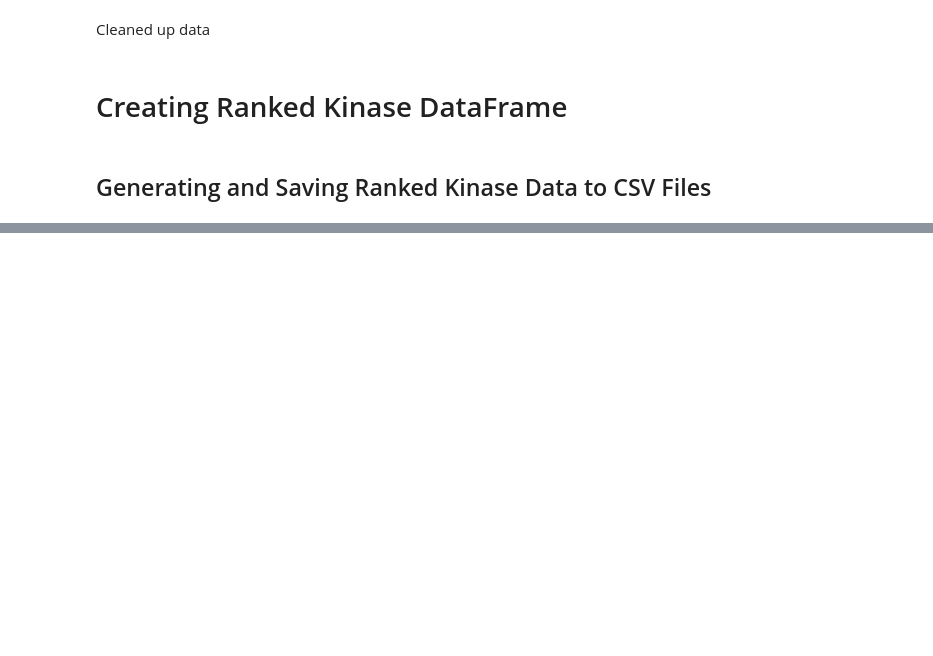
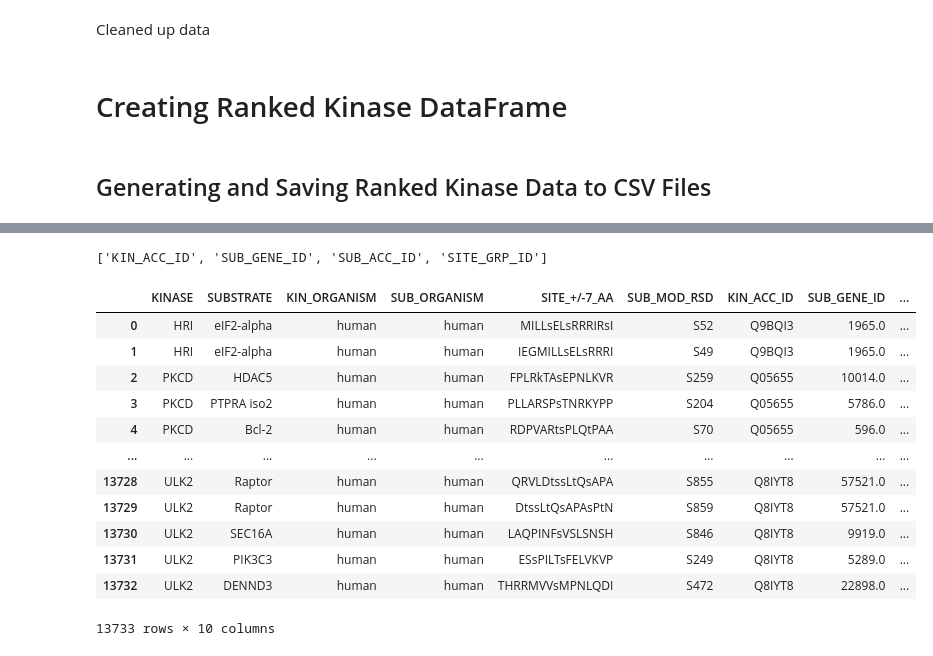
Before and after one commit to sadiatulmarzan/kinases_phosposite, a Jupyter notebook: python code/jonson_data.ipynb, the cells around one changed output, grey strips where cells are left out. Cells and saved outputs as stored; diff of their text form; code cells hidden in the pictures; blank space fills up the shorter version.

Commit message:
merging data

```diff
--- a/python code/jonson_data.ipynb
+++ b/python code/jonson_data.ipynb
@@ -61,0 +64,4 @@ for rank in [1,2,3]:
+# %%
+# load the kinsase substrate humand data
+df_human = pd.read_csv('../data/Kinase_Substrate_Dataset_human.txt', delimiter='\t')
+df_human.head()
@@ -61,0 +75,9 @@ for rank in [1,2,3]:
+# %%
+id_columns = [x for x in df_human.columns if 'ID' in x]
+id_columns
+# %% [output]
+['KIN_ACC_ID', 'SUB_GENE_ID', 'SUB_ACC_ID', 'SITE_GRP_ID']
+# %%
+column_needed = ['KINASE', 'SUBSTRATE' , 'KIN_ORGANISM', 'SUB_ORGANISM', 'SITE_+/-7_AA','SUB_MOD_RSD']
+# %%
+df_human = df_human[column_needed+id_columns]
@@ -61,0 +92,16 @@ for rank in [1,2,3]:
+# %%
+df_human
+# %% [output]
+|  | KINASE | SUBSTRATE | KIN_ORGANISM | SUB_ORGANISM | SITE_+/-7_AA | SUB_MOD_RSD | KIN_ACC_ID | SUB_GENE_ID | ... |
+| 0 | HRI | eIF2-alpha | human | human | MILLsELsRRRIRsI | S52 | Q9BQI3 | 1965.0 | ... |
+| 1 | HRI | eIF2-alpha | human | human | IEGMILLsELsRRRI | S49 | Q9BQI3 | 1965.0 | ... |
+| 2 | PKCD | HDAC5 | human | human | FPLRkTAsEPNLKVR | S259 | Q05655 | 10014.0 | ... |
+| 3 | PKCD | PTPRA iso2 | human | human | PLLARSPsTNRKYPP | S204 | Q05655 | 5786.0 | ... |
+| 4 | PKCD | Bcl-2 | human | human | RDPVARtsPLQtPAA | S70 | Q05655 | 596.0 | ... |
+| ... | ... | ... | ... | ... | ... | ... | ... | ... | ... |
+| 13728 | ULK2 | Raptor | human | human | QRVLDtssLtQsAPA | S855 | Q8IYT8 | 57521.0 | ... |
+| 13729 | ULK2 | Raptor | human | human | DtssLtQsAPAsPtN | S859 | Q8IYT8 | 57521.0 | ... |
+| 13730 | ULK2 | SEC16A | human | human | LAQPINFsVSLSNSH | S846 | Q8IYT8 | 9919.0 | ... |
+| 13731 | ULK2 | PIK3C3 | human | human | ESsPILTsFELVKVP | S249 | Q8IYT8 | 5289.0 | ... |
+| 13732 | ULK2 | DENND3 | human | human | THRRMVVsMPNLQDI | S472 | Q8IYT8 | 22898.0 | ... |
+13733 rows × 10 columns
```
Also changed, not shown: parts of 11 cells of this notebook, 3 other files.
